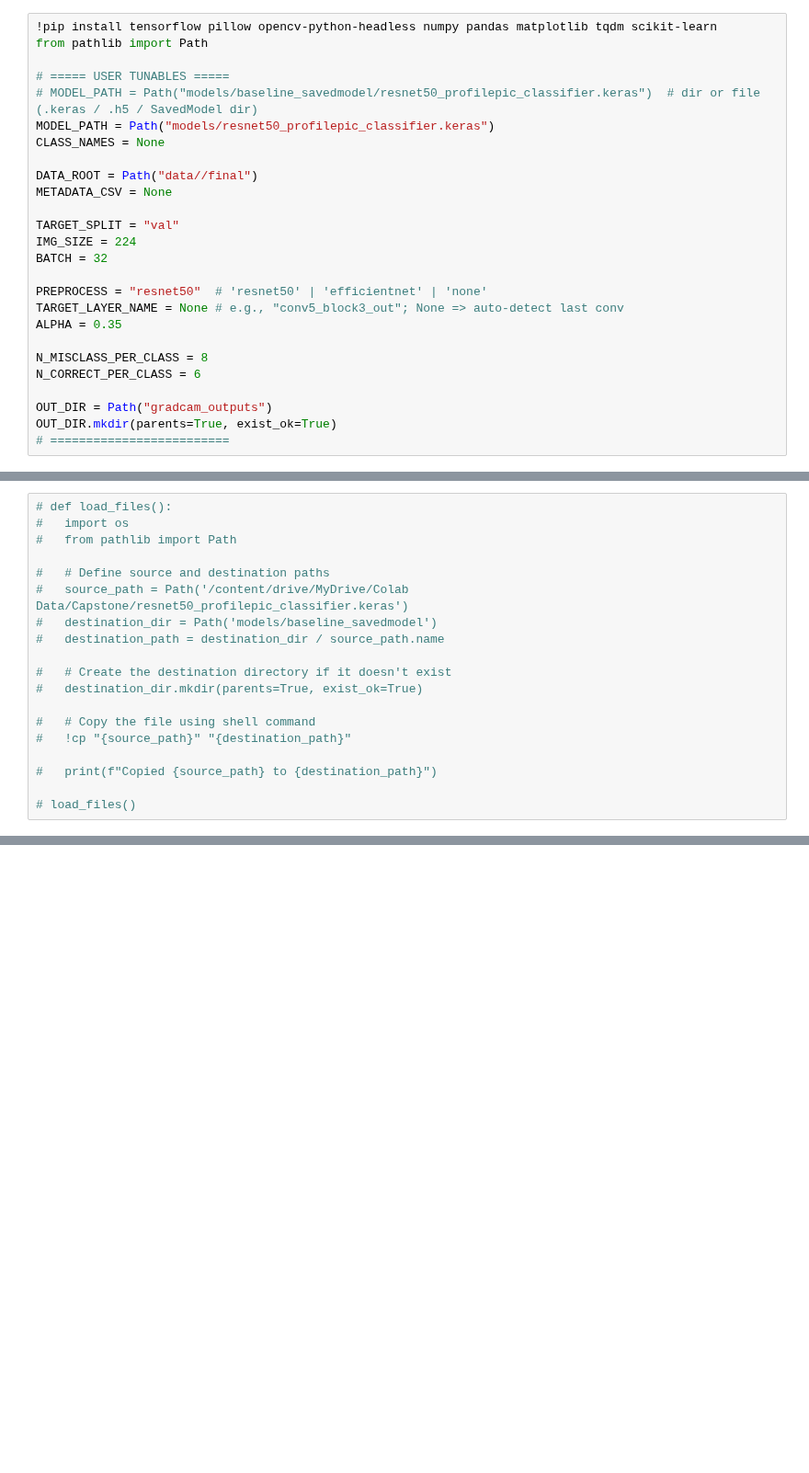
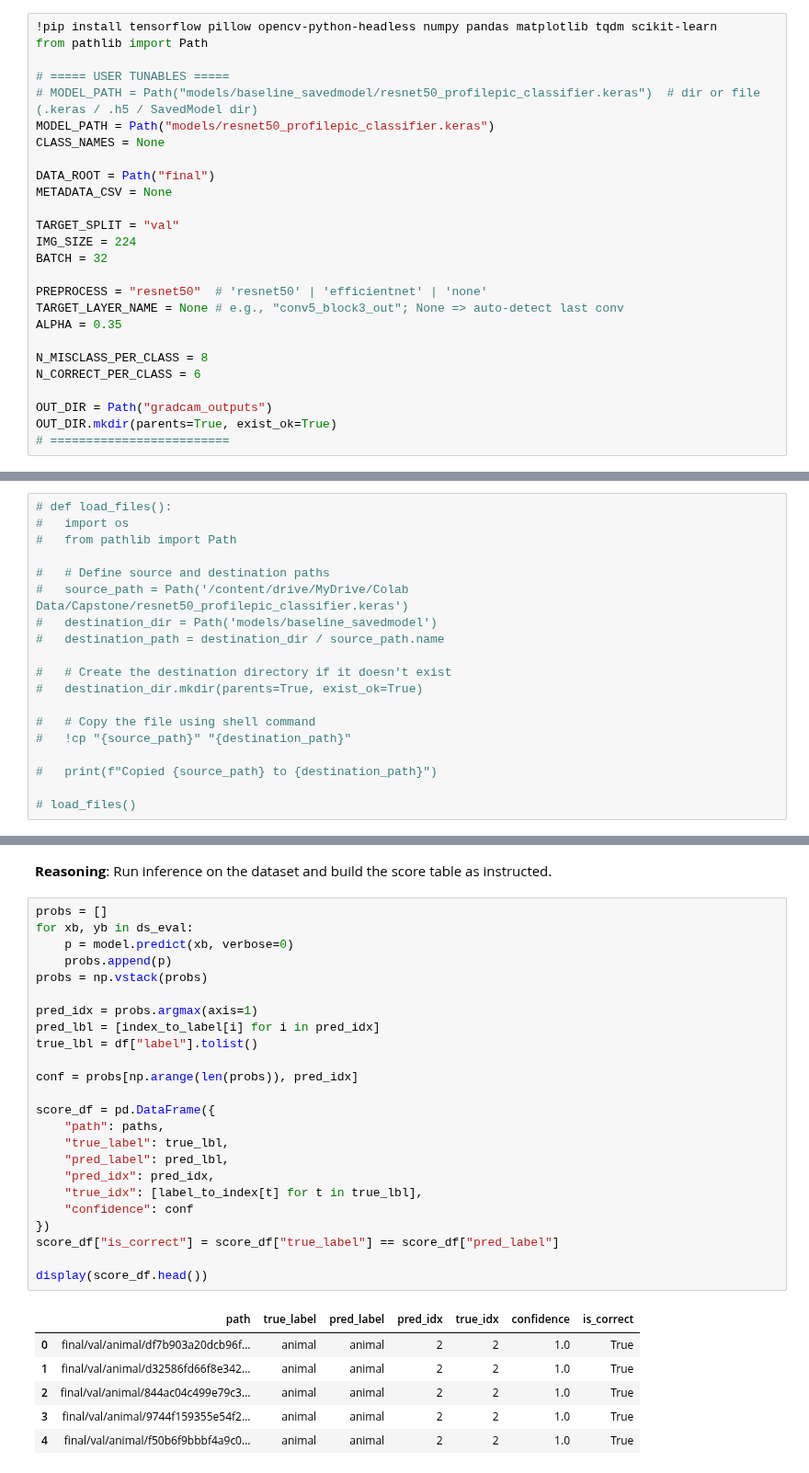
Before and after one commit to lobral2728/ucb_ml_capstone, a Jupyter notebook: GradcamInspection.ipynb, the cells around one changed output, grey strips where cells are left out. Shown at 92% size. Saved outputs shown, nothing was run; the diff lists cells and outputs as text; blank space fills up the shorter version.

```diff
--- a/GradcamInspection.ipynb
+++ b/GradcamInspection.ipynb
@@ -28,7 +28,7 @@ from pathlib import Path
 MODEL_PATH = Path("models/resnet50_profilepic_classifier.keras")
 CLASS_NAMES = None
 
-DATA_ROOT = Path("data//final")
+DATA_ROOT = Path("final")
 METADATA_CSV = None
 
 TARGET_SPLIT = "val"
@@ -1403,0 +1924,34 @@ def load_model_from_gcs(bucket_name='gs://along-capstone-data', model_name="resn
+# %% [markdown]
+**Reasoning**:
+Run inference on the dataset and build the score table as instructed.
+# %%
+probs = []
+for xb, yb in ds_eval:
+    p = model.predict(xb, verbose=0)
+    probs.append(p)
+probs = np.vstack(probs)
+
+pred_idx = probs.argmax(axis=1)
+pred_lbl = [index_to_label[i] for i in pred_idx]
+true_lbl = df["label"].tolist()
+
+conf = probs[np.arange(len(probs)), pred_idx]
+
+score_df = pd.DataFrame({
+    "path": paths,
+    "true_label": true_lbl,
+    "pred_label": pred_lbl,
+    "pred_idx": pred_idx,
+    "true_idx": [label_to_index[t] for t in true_lbl],
+    "confidence": conf
+})
+score_df["is_correct"] = score_df["true_label"] == score_df["pred_label"]
+
+display(score_df.head())
+# %% [output]
+|  | path | true_label | pred_label | pred_idx | true_idx | confidence | is_correct |
+| 0 | final/val/animal/df7b903a20dcb96f... | animal | animal | 2 | 2 | 1.0 | True |
+| 1 | final/val/animal/d32586fd66f8e342... | animal | animal | 2 | 2 | 1.0 | True |
+| 2 | final/val/animal/844ac04c499e79c3... | animal | animal | 2 | 2 | 1.0 | True |
+| 3 | final/val/animal/9744f159355e54f2... | animal | animal | 2 | 2 | 1.0 | True |
+| 4 | final/val/animal/f50b6f9bbbf4a9c0... | animal | animal | 2 | 2 | 1.0 | True |
```
Also changed, not shown: parts of 51 cells of this notebook.
